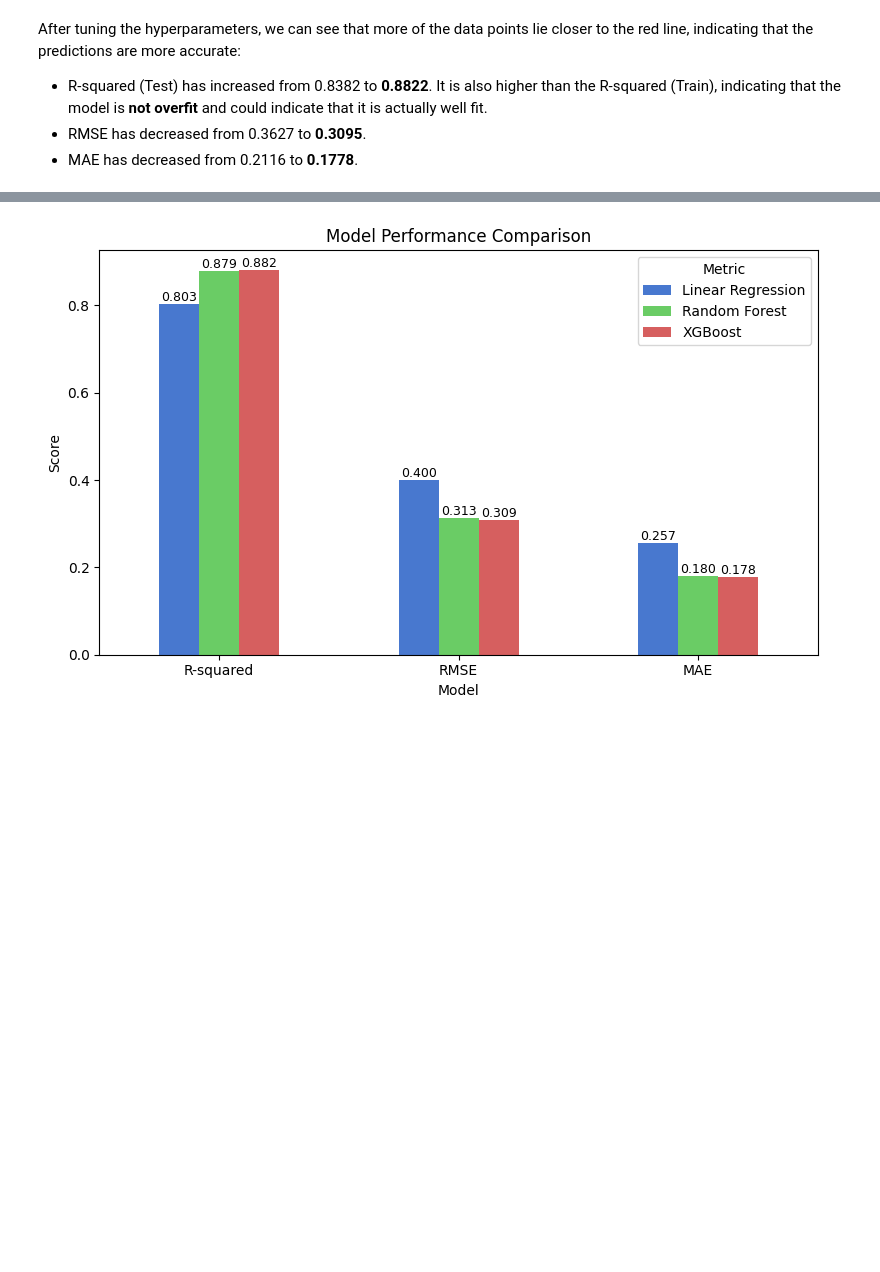
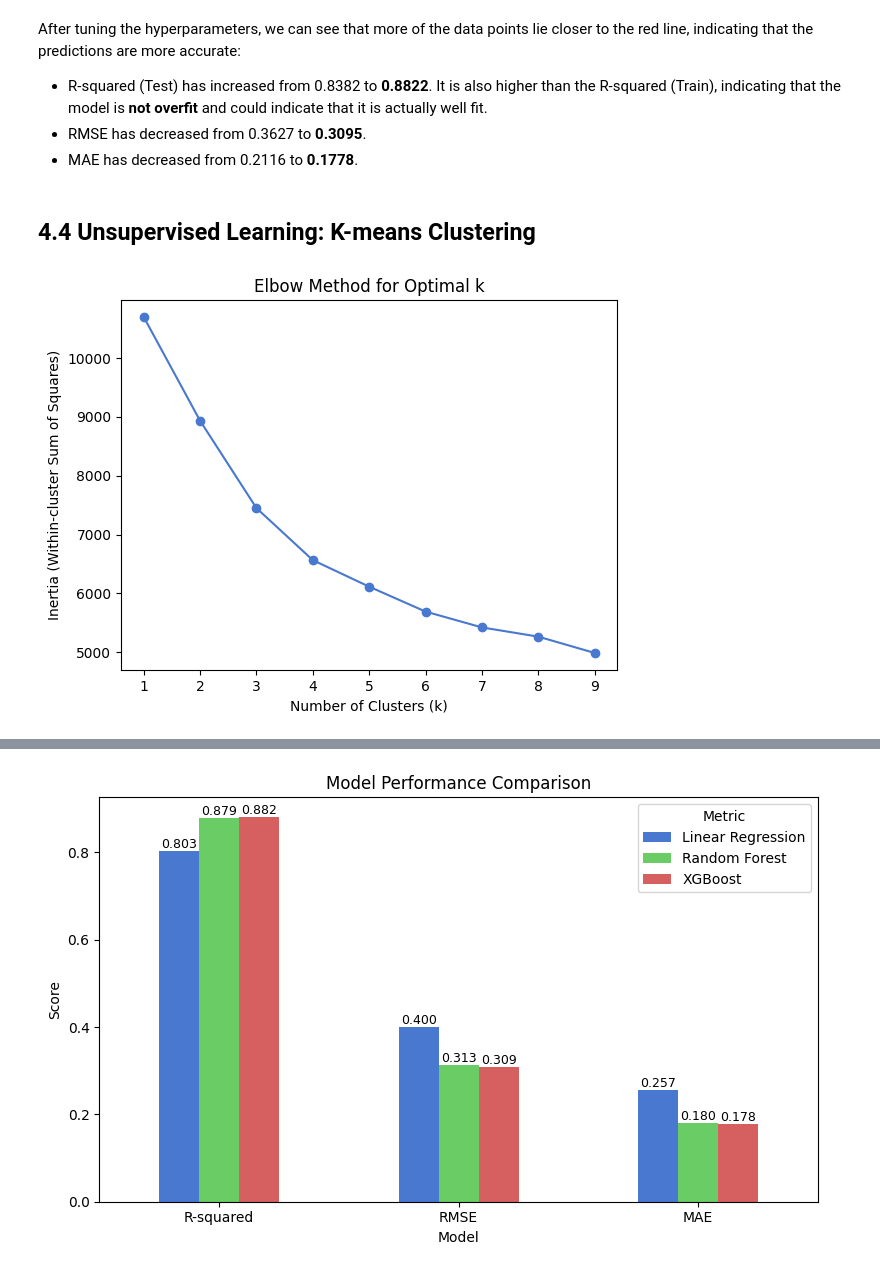
Before and after one commit to timothyngcy/predicting-insurance-charges, a Jupyter notebook: predicting_insurance_charges.ipynb, the cells around one changed output, grey strips where cells are left out. Cells and saved outputs as stored; diff of their text form; code cells hidden in the pictures; blank space fills up the shorter version.

Commit message:
Added k-means clustering

```diff
--- a/predicting_insurance_charges.ipynb
+++ b/predicting_insurance_charges.ipynb
@@ -555,3 +557,25 @@ After tuning the hyperparameters, we can see that more of the data points lie cl
 - R-squared (Test) has increased from 0.8382 to **0.8822**. It is also higher than the R-squared (Train), indicating that the model is **not overfit** and could indicate that it is actually well fit.
 - RMSE has decreased from 0.3627 to **0.3095**.
 - MAE has decreased from 0.2116 to **0.1778**.
+# %% [markdown]
+## **4.4 Unsupervised Learning: K-means Clustering**
+# %%
+X_cluster = df_insurance.drop(['charges', 'log_charges'], axis=1)
+scaler = StandardScaler()
+X_cluster_scaled = scaler.fit_transform(X_cluster)
+
+inertia = []
+K = range(1, 10)
+
+for k in K:
+    kmeans = KMeans(n_clusters=k, random_state=random_state)
+    kmeans.fit(X_cluster_scaled)
+    inertia.append(kmeans.inertia_)
+
+plt.plot(range(1, 10), inertia, marker='o')
+plt.xlabel('Number of Clusters (k)')
+plt.ylabel('Inertia (Within-cluster Sum of Squares)')
+plt.title('Elbow Method for Optimal k')
+plt.show()
+# %% [output]
+[figure, added]
```
Also changed, not shown: parts of 7 cells of this notebook.
